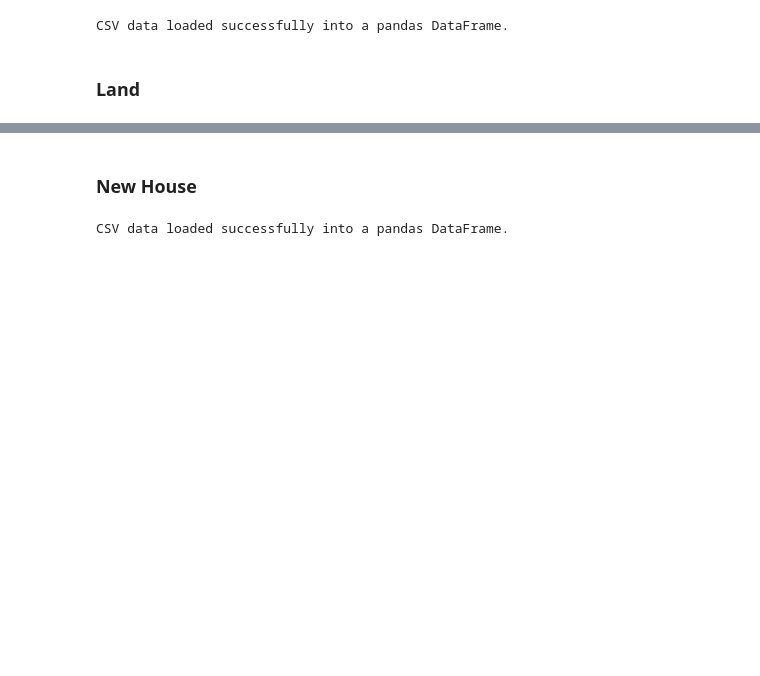
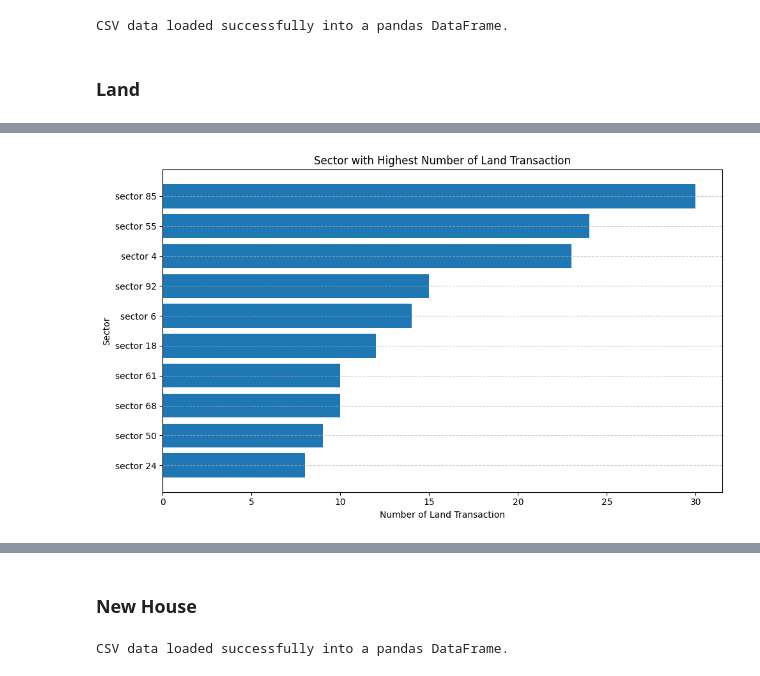
Before and after one commit to haqianta212/etsKapselSainsData, a Jupyter notebook: RegressionSector.ipynb, the cells around one changed output, grey strips where cells are left out. Saved outputs shown, nothing was run; the diff lists cells and outputs as text; code cells hidden in the pictures; blank space fills up the shorter version.

```diff
--- a/RegressionSector.ipynb
+++ b/RegressionSector.ipynb
@@ -121,3 +129,17 @@ dfLand_bySector.head()
+# %%
+plt.figure(figsize=(10, 6))
+plt.barh(dfLand_bySector_sorted_10['sector'], dfLand_bySector_sorted_10['num_land_transactions'])
+# plt.axhline(0, color='grey', linewidth=0.8) # Add a line at y=0 for reference
+plt.title('Sector with Highest Number of Land Transaction')
+plt.xlabel('Number of Land Transaction')
+plt.ylabel('Sector')
+# plt.xticks(rotation=45, ha='right') # Rotate variable names for better readability
+plt.grid(axis='y', linestyle='--', alpha=0.7)
+plt.tight_layout()
+# plt.show()
+plt.savefig('D:/kuliah smt 7/kapsel/ets/Land_numTransaction.png')
+# %% [output]
+[figure, added]
 # %%
 pivot_column = 'sector'
 df_land_sector = pd.merge(dfLand_bySector, dfSector, on=pivot_column, how='inner')
```
Also changed, not shown: parts of 15 cells of this notebook.
